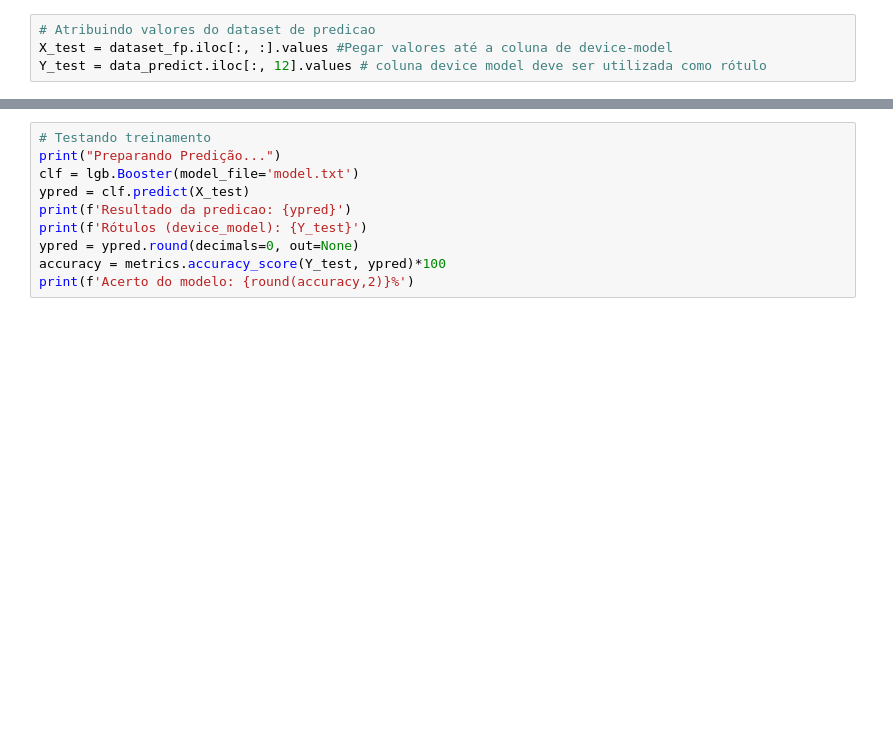
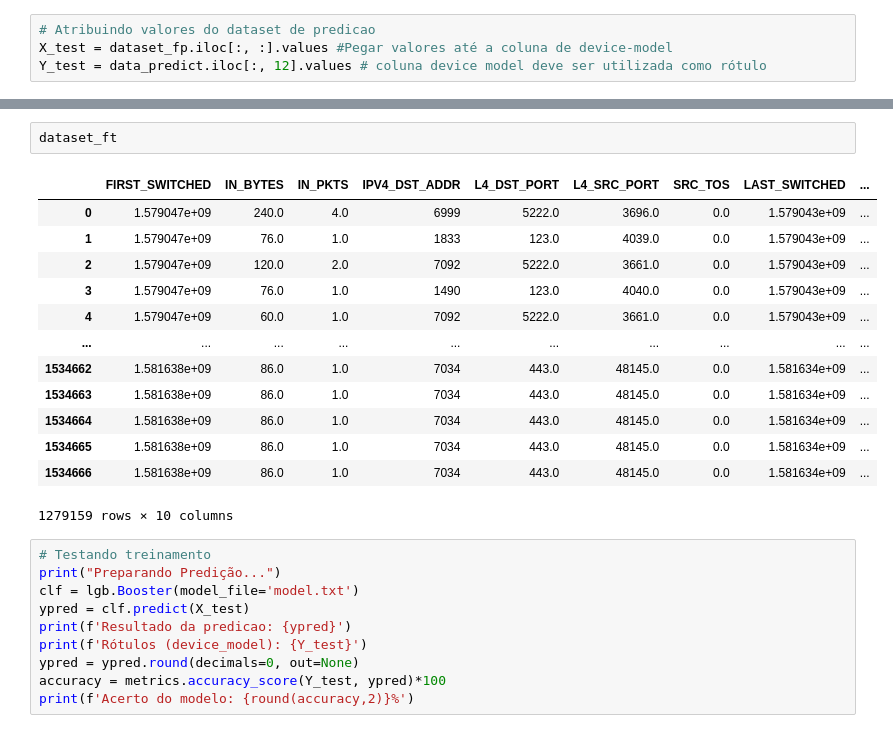
Before and after one commit to luciosh/iddm, a Jupyter notebook: LGBM_FitCorrigidoV3.ipynb, the cells around one changed output, grey strips where cells are left out. Drawn from its saved outputs; the diff is of its cells as text; blank space fills up the shorter version.

```diff
--- a/LGBM_FitCorrigidoV3.ipynb
+++ b/LGBM_FitCorrigidoV3.ipynb
@@ -143,6 +143,22 @@ And if memory is not enough, you can set `force_col_wise=true`.
 Salvando modelo...
 <lightgbm.basic.Booster at 0x...>
 [figure]
+# %%
+dataset_ft
+# %% [output]
+|  | FIRST_SWITCHED | IN_BYTES | IN_PKTS | IPV4_DST_ADDR | L4_DST_PORT | L4_SRC_PORT | SRC_TOS | LAST_SWITCHED | ... |
+| 0 | 1.579047e+09 | 240.0 | 4.0 | 6999 | 5222.0 | 3696.0 | 0.0 | 1.579043e+09 | ... |
+| 1 | 1.579047e+09 | 76.0 | 1.0 | 1833 | 123.0 | 4039.0 | 0.0 | 1.579043e+09 | ... |
+| 2 | 1.579047e+09 | 120.0 | 2.0 | 7092 | 5222.0 | 3661.0 | 0.0 | 1.579043e+09 | ... |
+| 3 | 1.579047e+09 | 76.0 | 1.0 | 1490 | 123.0 | 4040.0 | 0.0 | 1.579043e+09 | ... |
+| 4 | 1.579047e+09 | 60.0 | 1.0 | 7092 | 5222.0 | 3661.0 | 0.0 | 1.579043e+09 | ... |
+| ... | ... | ... | ... | ... | ... | ... | ... | ... | ... |
+| 1534662 | 1.581638e+09 | 86.0 | 1.0 | 7034 | 443.0 | 48145.0 | 0.0 | 1.581634e+09 | ... |
+| 1534663 | 1.581638e+09 | 86.0 | 1.0 | 7034 | 443.0 | 48145.0 | 0.0 | 1.581634e+09 | ... |
+| 1534664 | 1.581638e+09 | 86.0 | 1.0 | 7034 | 443.0 | 48145.0 | 0.0 | 1.581634e+09 | ... |
+| 1534665 | 1.581638e+09 | 86.0 | 1.0 | 7034 | 443.0 | 48145.0 | 0.0 | 1.581634e+09 | ... |
+| 1534666 | 1.581638e+09 | 86.0 | 1.0 | 7034 | 443.0 | 48145.0 | 0.0 | 1.581634e+09 | ... |
+1279159 rows × 10 columns
 # %%
 # Testando treinamento
 print("Preparando Predição...")
```
Also changed, not shown: parts of 3 cells of this notebook, 29 other files.
